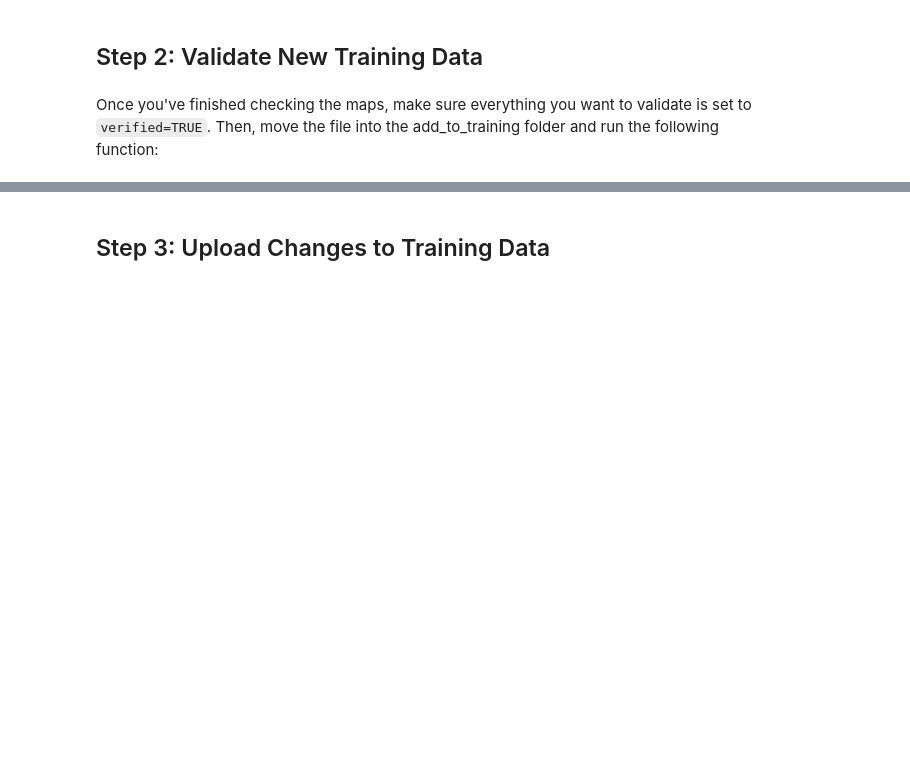
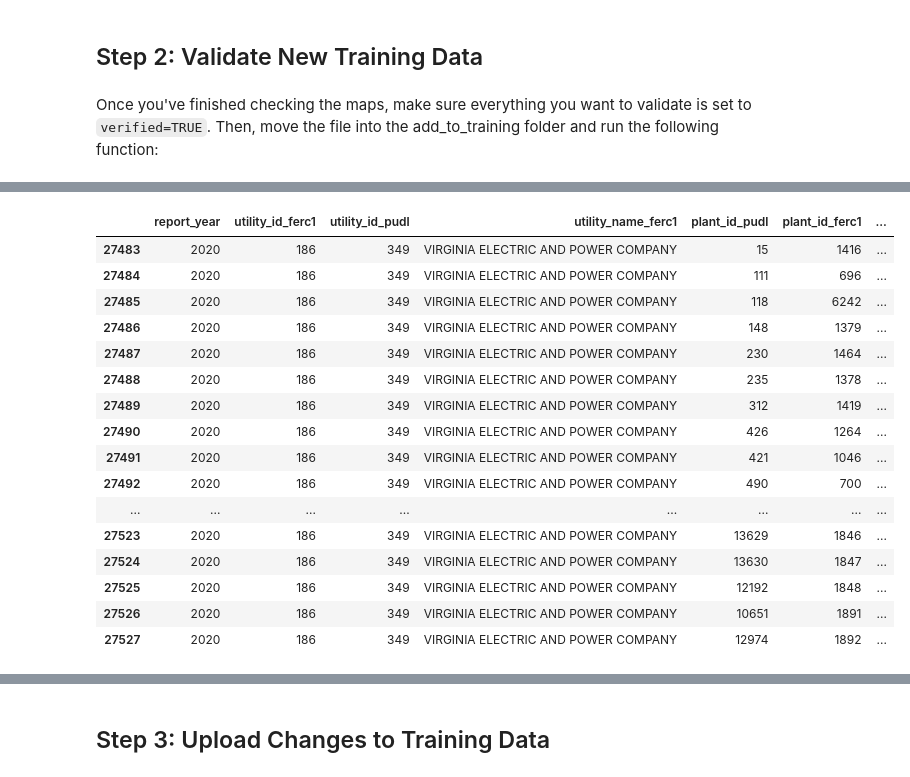
Before and after one commit to catalyst-cooperative/rmi-ferc1-eia, a Jupyter notebook: notebooks/make_overrides.ipynb, the cells around one changed output, grey strips where cells are left out. Saved outputs shown, nothing was run; the diff lists cells and outputs as text; code cells hidden in the pictures; blank space fills up the shorter version.

```diff
--- a/notebooks/make_overrides.ipynb
+++ b/notebooks/make_overrides.ipynb
@@ -102,2 +205,25 @@ override_files = [file for file in override_files if file.endswith(".xlsx")]
+# %%
+steam = pudl_out.plants_steam_ferc1()
+steam[steam["plant_name_ferc1"].str.contains("utenberg")]
+test = steam[(steam["report_year"]==2020) & (steam["utility_id_pudl"]==349)]
+test
+# %% [output]
+|  | report_year | utility_id_ferc1 | utility_id_pudl | utility_name_ferc1 | plant_id_pudl | plant_id_ferc1 | ... |
+| 27483 | 2020 | 186 | 349 | VIRGINIA ELECTRIC AND POWER COMPANY | 15 | 1416 | ... |
+| 27484 | 2020 | 186 | 349 | VIRGINIA ELECTRIC AND POWER COMPANY | 111 | 696 | ... |
+| 27485 | 2020 | 186 | 349 | VIRGINIA ELECTRIC AND POWER COMPANY | 118 | 6242 | ... |
+| 27486 | 2020 | 186 | 349 | VIRGINIA ELECTRIC AND POWER COMPANY | 148 | 1379 | ... |
+| 27487 | 2020 | 186 | 349 | VIRGINIA ELECTRIC AND POWER COMPANY | 230 | 1464 | ... |
+| 27488 | 2020 | 186 | 349 | VIRGINIA ELECTRIC AND POWER COMPANY | 235 | 1378 | ... |
+| 27489 | 2020 | 186 | 349 | VIRGINIA ELECTRIC AND POWER COMPANY | 312 | 1419 | ... |
+| 27490 | 2020 | 186 | 349 | VIRGINIA ELECTRIC AND POWER COMPANY | 426 | 1264 | ... |
+| 27491 | 2020 | 186 | 349 | VIRGINIA ELECTRIC AND POWER COMPANY | 421 | 1046 | ... |
+| 27492 | 2020 | 186 | 349 | VIRGINIA ELECTRIC AND POWER COMPANY | 490 | 700 | ... |
+| ... | ... | ... | ... | ... | ... | ... | ... |
+| 27523 | 2020 | 186 | 349 | VIRGINIA ELECTRIC AND POWER COMPANY | 13629 | 1846 | ... |
+| 27524 | 2020 | 186 | 349 | VIRGINIA ELECTRIC AND POWER COMPANY | 13630 | 1847 | ... |
+| 27525 | 2020 | 186 | 349 | VIRGINIA ELECTRIC AND POWER COMPANY | 12192 | 1848 | ... |
+| 27526 | 2020 | 186 | 349 | VIRGINIA ELECTRIC AND POWER COMPANY | 10651 | 1891 | ... |
+| 27527 | 2020 | 186 | 349 | VIRGINIA ELECTRIC AND POWER COMPANY | 12974 | 1892 | ... |
 # %%
 for file in override_files:
```
Also changed, not shown: parts of 9 cells of this notebook, 1 other file.
